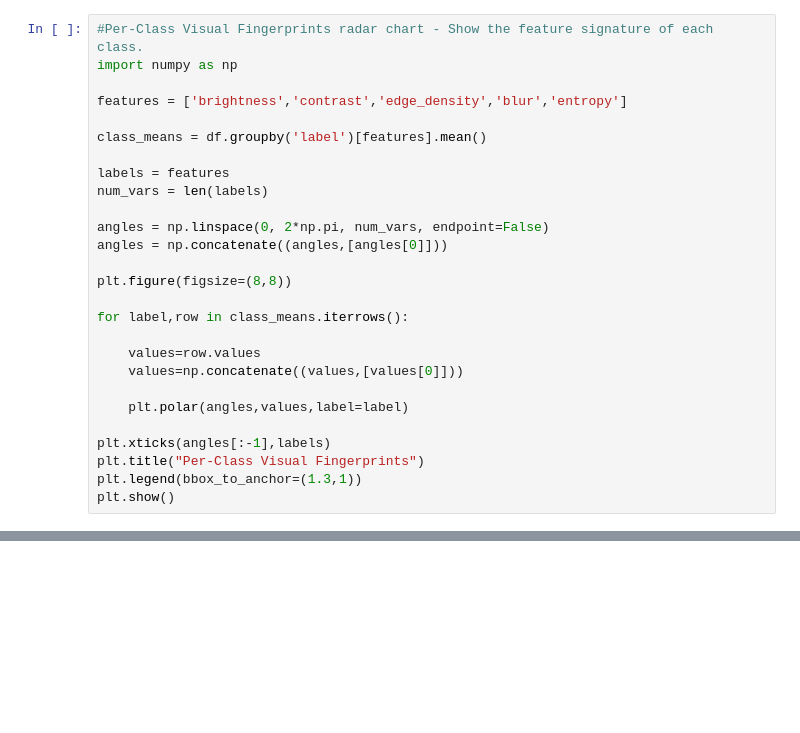
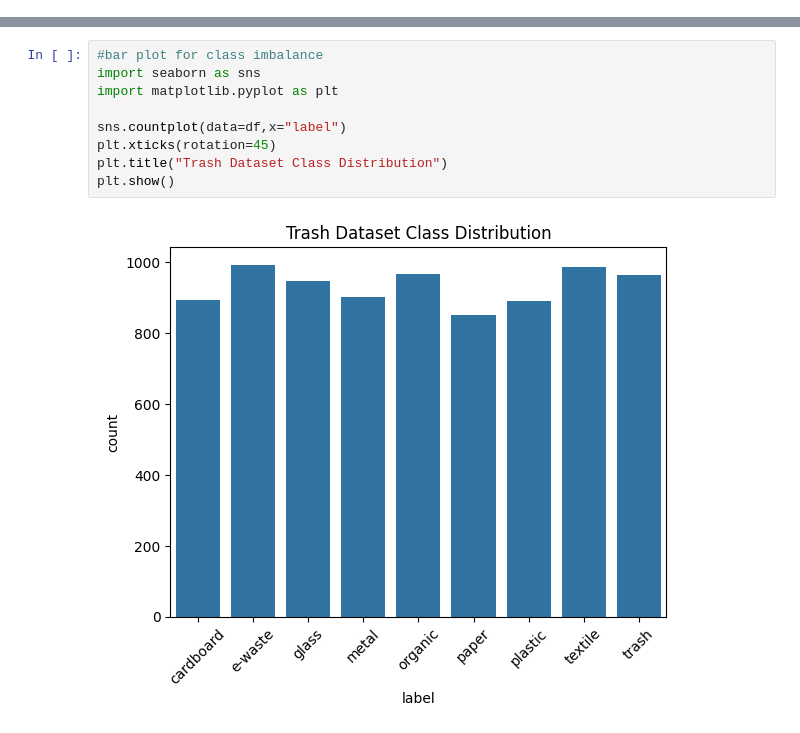
Before and after one commit to Bahati-bk/E-waste-ML-project, a Jupyter notebook: eda.ipynb, the cells around one changed output, grey strips where cells are left out. Drawn from its saved outputs; the diff is of its cells as text; blank space fills up the shorter version.

Commit message:
New Trash dataset EDA

```diff
--- a/eda.ipynb
+++ b/eda.ipynb
@@ -311,27 +0,0 @@ plt.show()
-# %%
-#Per-Class Visual Fingerprints radar chart - Show the feature signature of each class.
-import numpy as np
-
-features = ['brightness','contrast','edge_density','blur','entropy']
-
-class_means = df.groupby('label')[features].mean()
-
-labels = features
-num_vars = len(labels)
-
-angles = np.linspace(0, 2*np.pi, num_vars, endpoint=False)
-angles = np.concatenate((angles,[angles[0]]))
-
-plt.figure(figsize=(8,8))
-
-for label,row in class_means.iterrows():
-
-    values=row.values
-    values=np.concatenate((values,[values[0]]))
-
-    plt.polar(angles,values,label=label)
-
-plt.xticks(angles[:-1],labels)
-plt.title("Per-Class Visual Fingerprints")
-plt.legend(bbox_to_anchor=(1.3,1))
-plt.show()
@@ -363,0 +91,11 @@ plt.show()
+# %%
+#bar plot for class imbalance
+import seaborn as sns
+import matplotlib.pyplot as plt
+
+sns.countplot(data=df,x="label")
+plt.xticks(rotation=45)
+plt.title("Trash Dataset Class Distribution")
+plt.show()
+# %% [output]
+[figure, added]
```
Also changed, not shown: parts of 60 cells of this notebook.
